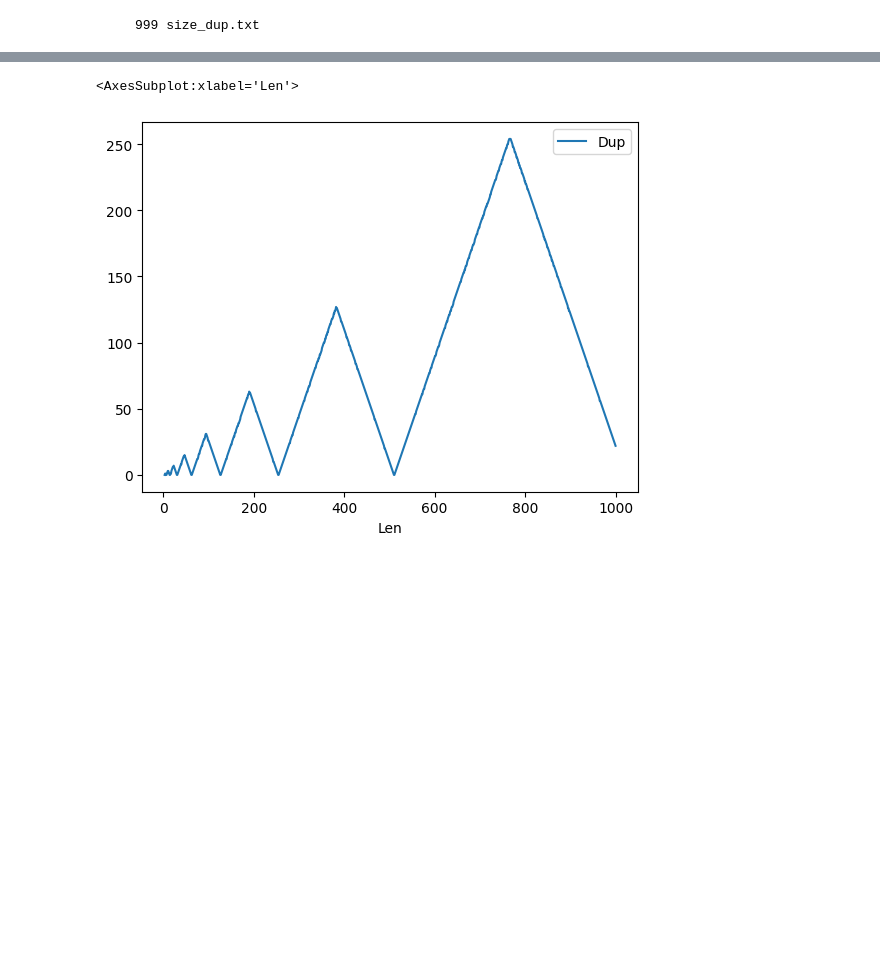
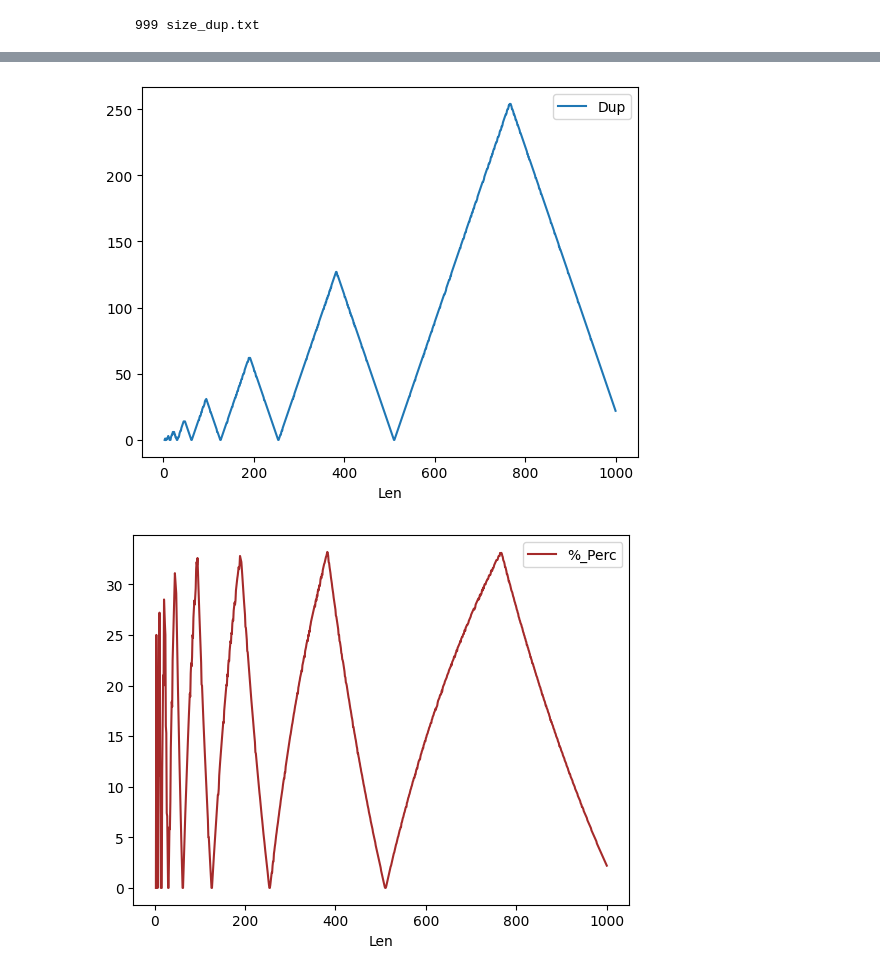
Before and after one commit to vbekasov/cpp, a Jupyter notebook: dup_anal.ipynb, the cells around one changed output, grey strips where cells are left out. Cells and saved outputs as stored; diff of their text form; code cells hidden in the pictures; blank space fills up the shorter version.

```diff
--- a/dup_anal.ipynb
+++ b/dup_anal.ipynb
@@ -55,5 +72,8 @@ dDup.tail(5)
-# %%
-dDup.plot(x='Len', y='Dup')
-# %% [output]
-<AxesSubplot:xlabel='Len'>
-[figure, removed]
+# %%
+dDup.plot(x='Len', y='Dup')
+dDup.plot.line(x='Len', y='%_Perc', color='brown')
+dDup.hist(column='%_Perc')
+del(dDup)
+# %% [output]
+[figure, added]
+[figure, added]
```
Also changed, not shown: parts of 7 cells of this notebook, 2 other files.
